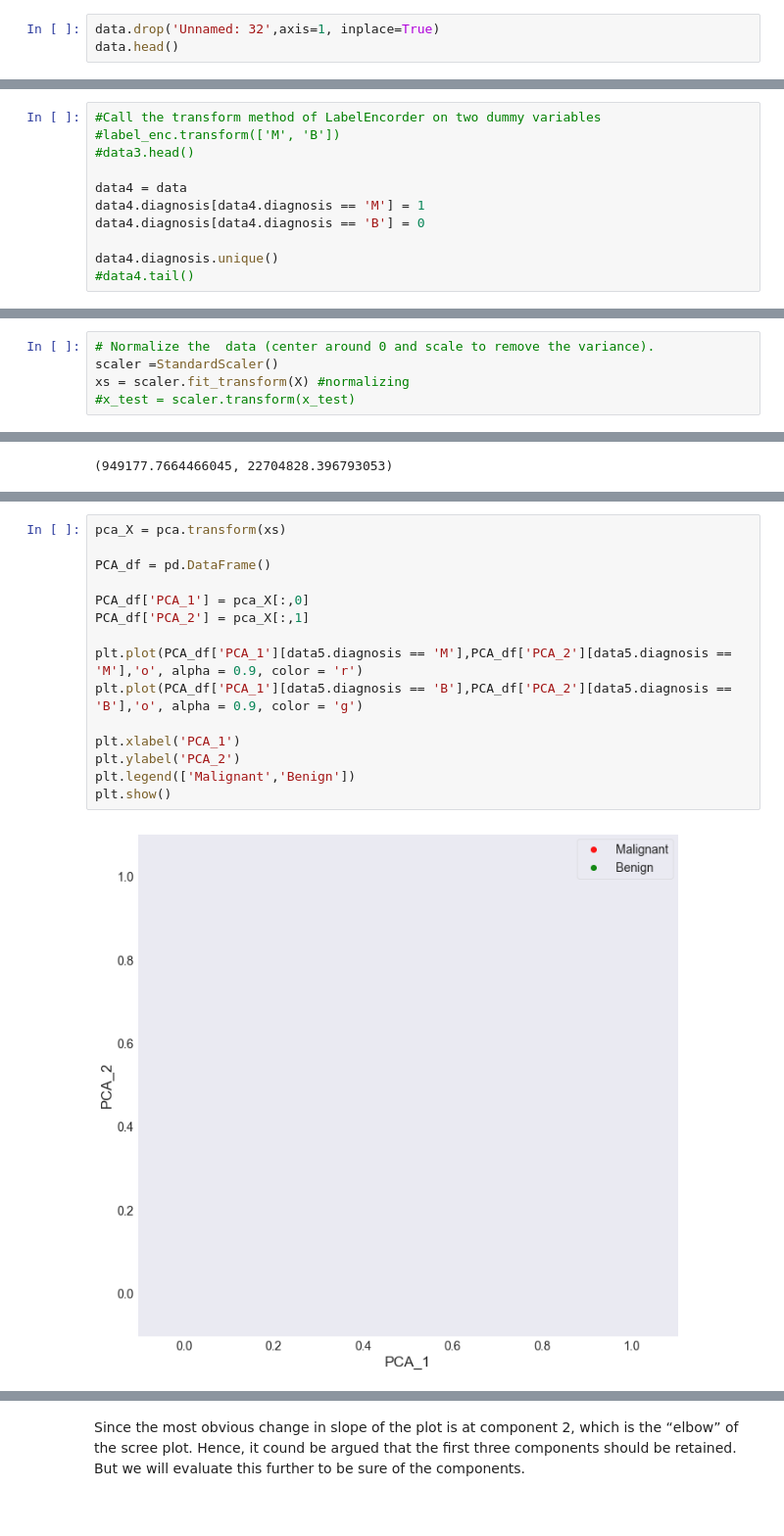
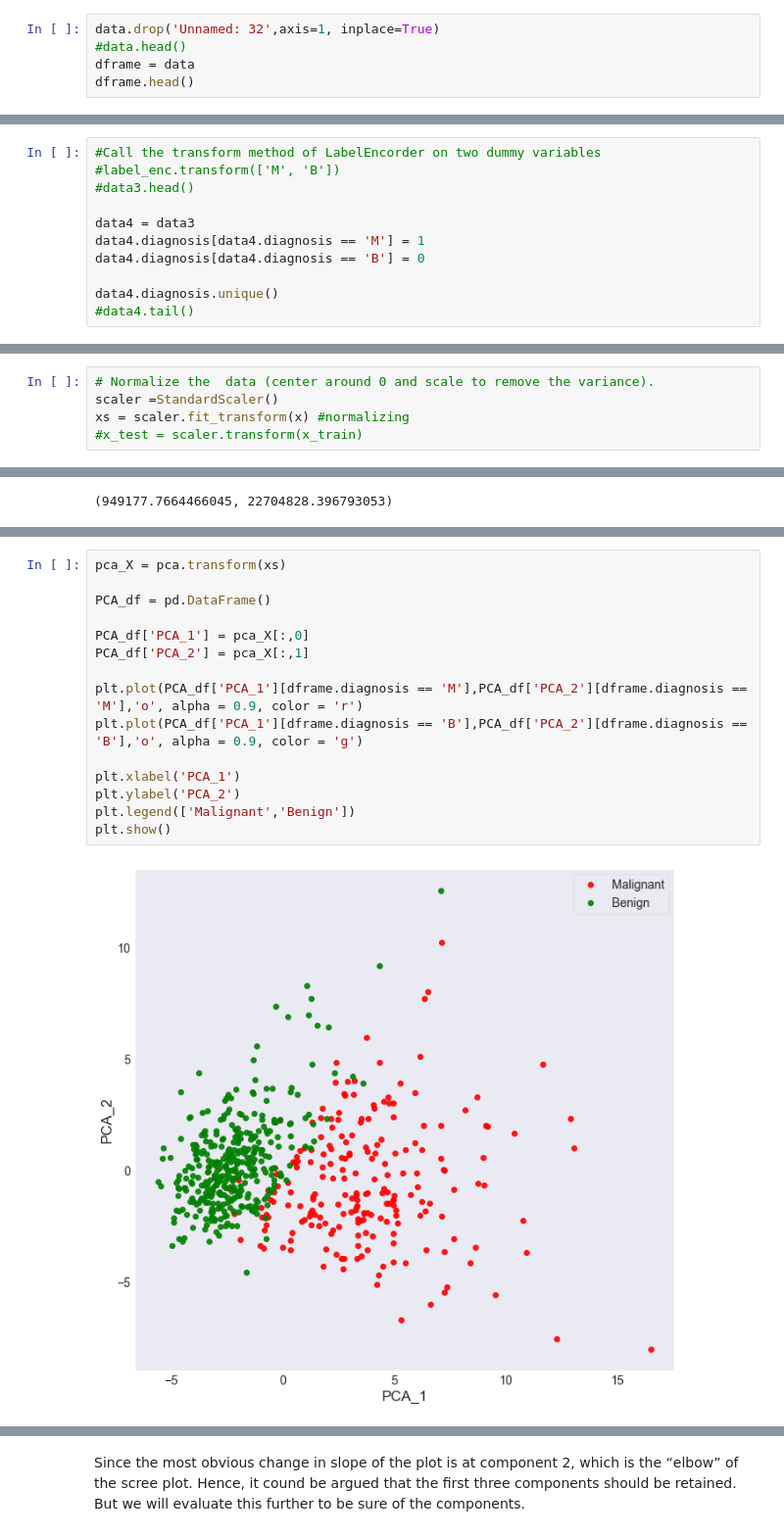
Before and after one commit to shubhramahey/Breast-Cancer-Analysis, a Jupyter notebook: Breast Cancer Analysis.ipynb, the cells around one changed output, grey strips where cells are left out. Shown at 98% size. Saved outputs shown, nothing was run; the diff lists cells and outputs as text.

```diff
--- a/Breast Cancer Analysis.ipynb
+++ b/Breast Cancer Analysis.ipynb
@@ -323,5 +323,7 @@ Pre-processing the data involves a number of steps like:
 Till now, I explored the data in order to help understand the distribution of the data and how the variables correlate to each other. The features of interest, as mentioned before, give us a rough idea about the important variables to look in the data to distinguish the Malignant tumors from the Benign. Next, the aim is to find the most predictive features of the data and filter it so that it enhances the predictive power of the analytical model that I will build.
 # %%
 data.drop('Unnamed: 32',axis=1, inplace=True)
-data.head()
+#data.head()
+dframe = data
+dframe.head()
 # %% [output]
@@ -340,7 +353,7 @@ data = data3
 #label_enc.transform(['M', 'B'])
 #data3.head()
 
-data4 = data
+data4 = data3
 data4.diagnosis[data4.diagnosis == 'M'] = 1
 data4.diagnosis[data4.diagnosis == 'B'] = 0
 
@@ -396,8 +409,8 @@ Y = array[:,1]
 # %%
 # Normalize the  data (center around 0 and scale to remove the variance).
 scaler =StandardScaler()
-xs = scaler.fit_transform(X) #normalizing
-#x_test = scaler.transform(x_test)
+xs = scaler.fit_transform(x) #normalizing
+#x_test = scaler.transform(x_train)
 # %%
 np.mean(X),np.std(X)
 # %% [output]
@@ -433,17 +446,17 @@ print(fitX.explained_variance_)
 # %%
 pca_X = pca.transform(xs)
 
 PCA_df = pd.DataFrame()
 
 PCA_df['PCA_1'] = pca_X[:,0]
 PCA_df['PCA_2'] = pca_X[:,1]
 
-plt.plot(PCA_df['PCA_1'][data5.diagnosis == 'M'],PCA_df['PCA_2'][data5.diagnosis == 'M'],'o', alpha = 0.9, color = 'r')
-plt.plot(PCA_df['PCA_1'][data5.diagnosis == 'B'],PCA_df['PCA_2'][data5.diagnosis == 'B'],'o', alpha = 0.9, color = 'g')
+plt.plot(PCA_df['PCA_1'][dframe.diagnosis == 'M'],PCA_df['PCA_2'][dframe.diagnosis == 'M'],'o', alpha = 0.9, color = 'r')
+plt.plot(PCA_df['PCA_1'][dframe.diagnosis == 'B'],PCA_df['PCA_2'][dframe.diagnosis == 'B'],'o', alpha = 0.9, color = 'g')
 
 plt.xlabel('PCA_1')
 plt.ylabel('PCA_2')
 plt.legend(['Malignant','Benign'])
 plt.show()
 # %% [output]
-[figure, old version]
+[figure, new version]
```
Also changed, not shown: parts of 25 cells of this notebook.
